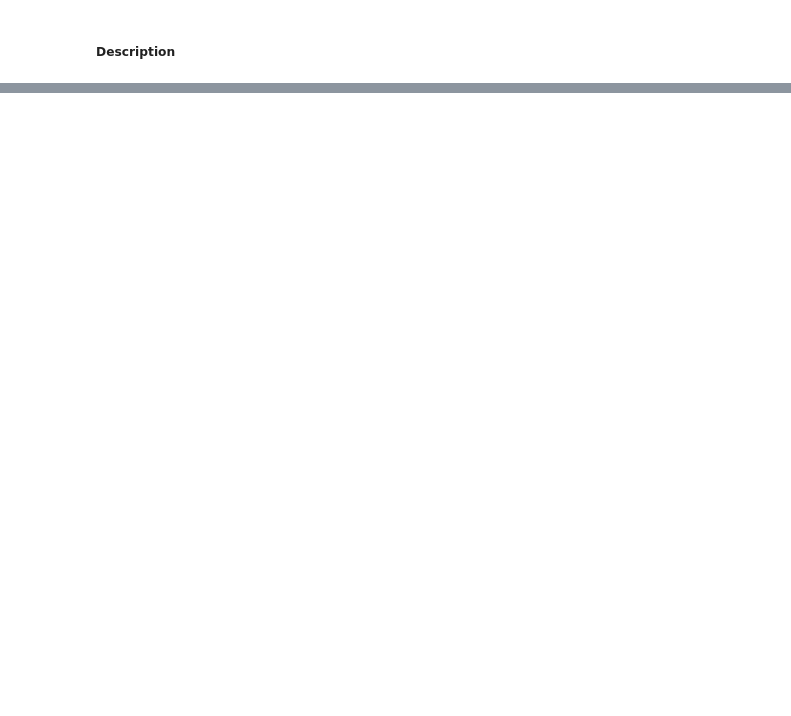
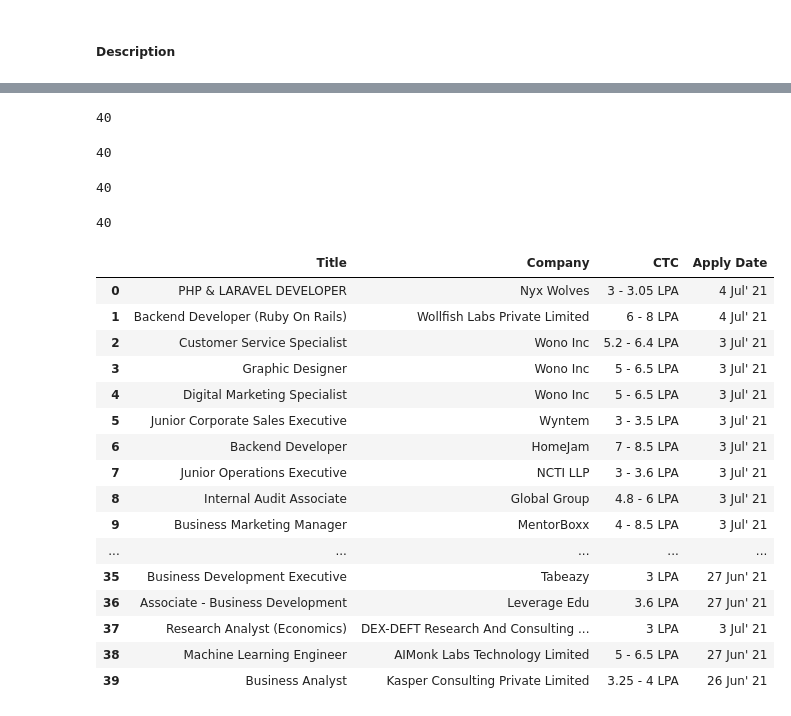
Before and after one commit to ashish-chand/Fliprobo_Projects, a Jupyter notebook: Web scraping 1.ipynb, the cells around one changed output, grey strips where cells are left out. Cells and saved outputs as stored; diff of their text form; code cells hidden in the pictures; blank space fills up the shorter version.

```diff
--- a/Web scraping 1.ipynb
+++ b/Web scraping 1.ipynb
@@ -1269,0 +1278,7 @@ Weather
+# %%
+name=[]
+
+for i in Soup15.find_all('div',class_ = "heading_4_5 profile"):
+
+    name.append(i.text.strip())
+name
@@ -1269,0 +1305,7 @@ Weather
+# %%
+c_name=[]
+
+for i in Soup15.find_all('a', class_ = 'link_display_like_text'):
+
+    c_name.append(i.text.strip())
+c_name
@@ -1269,0 +1332,52 @@ Weather
+# %%
+ctc = []
+apply_date = []
+temp = []
+ctc_date = Soup15.find_all('div',class_ = "item_body", id = False)
+
+for cdate in ctc_date:
+        temp.append(cdate.text.strip())
+for i in temp:
+        ctc.append(i) if 'LPA' in i else apply_date.append(i)
+# %%
+len(ctc)
+# %% [output]
+40
+# %%
+len(apply_date)
+# %% [output]
+40
+# %%
+len(c_name)
+# %% [output]
+40
+# %%
+len(name)
+# %% [output]
+40
+# %%
+Internshala=pd.DataFrame({})
+Internshala['Title']=name
+Internshala['Company']=c_name
+Internshala['CTC']=ctc
+Internshala['Apply Date']=apply_date
+# %%
+Internshala
+# %% [output]
+|  | Title | Company | CTC | Apply Date |
+| 0 | PHP & LARAVEL DEVELOPER | Nyx Wolves | 3 - 3.05 LPA | 4 Jul' 21 |
+| 1 | Backend Developer (Ruby On Rails) | Wollfish Labs Private Limited | 6 - 8 LPA | 4 Jul' 21 |
+| 2 | Customer Service Specialist | Wono Inc | 5.2 - 6.4 LPA | 3 Jul' 21 |
+| 3 | Graphic Designer | Wono Inc | 5 - 6.5 LPA | 3 Jul' 21 |
+| 4 | Digital Marketing Specialist | Wono Inc | 5 - 6.5 LPA | 3 Jul' 21 |
+| 5 | Junior Corporate Sales Executive | Wyntem | 3 - 3.5 LPA | 3 Jul' 21 |
+| 6 | Backend Developer | HomeJam | 7 - 8.5 LPA | 3 Jul' 21 |
+| 7 | Junior Operations Executive | NCTI LLP | 3 - 3.6 LPA | 3 Jul' 21 |
+| 8 | Internal Audit Associate | Global Group | 4.8 - 6 LPA | 3 Jul' 21 |
+| 9 | Business Marketing Manager | MentorBoxx | 4 - 8.5 LPA | 3 Jul' 21 |
+| ... | ... | ... | ... | ... |
+| 35 | Business Development Executive | Tabeazy | 3 LPA | 27 Jun' 21 |
+| 36 | Associate - Business Development | Leverage Edu | 3.6 LPA | 27 Jun' 21 |
+| 37 | Research Analyst (Economics) | DEX-DEFT Research And Consulting ... | 3 LPA | 3 Jul' 21 |
+| 38 | Machine Learning Engineer | AIMonk Labs Technology Limited | 5 - 6.5 LPA | 27 Jun' 21 |
+| 39 | Business Analyst | Kasper Consulting Private Limited | 3.25 - 4 LPA | 26 Jun' 21 |
```
Also changed, not shown: parts of 34 cells of this notebook.
